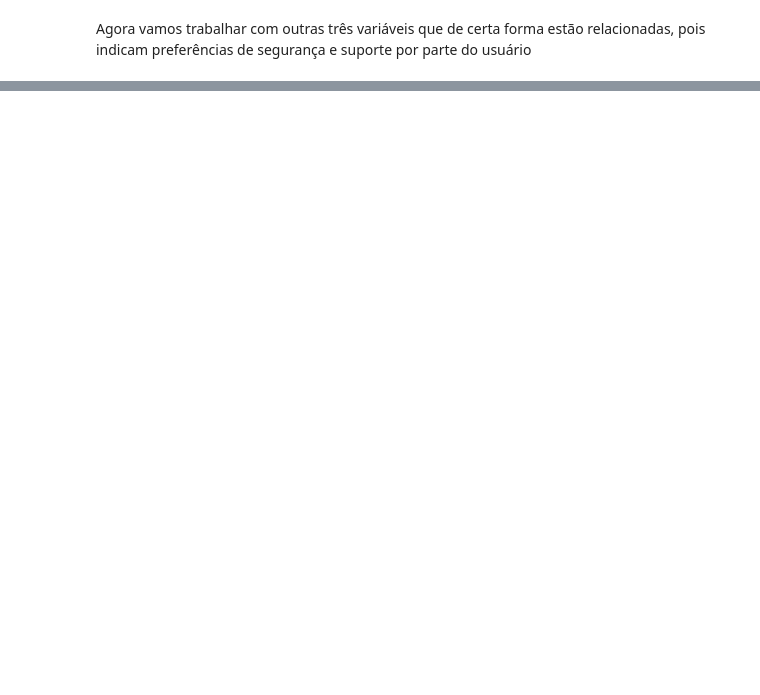
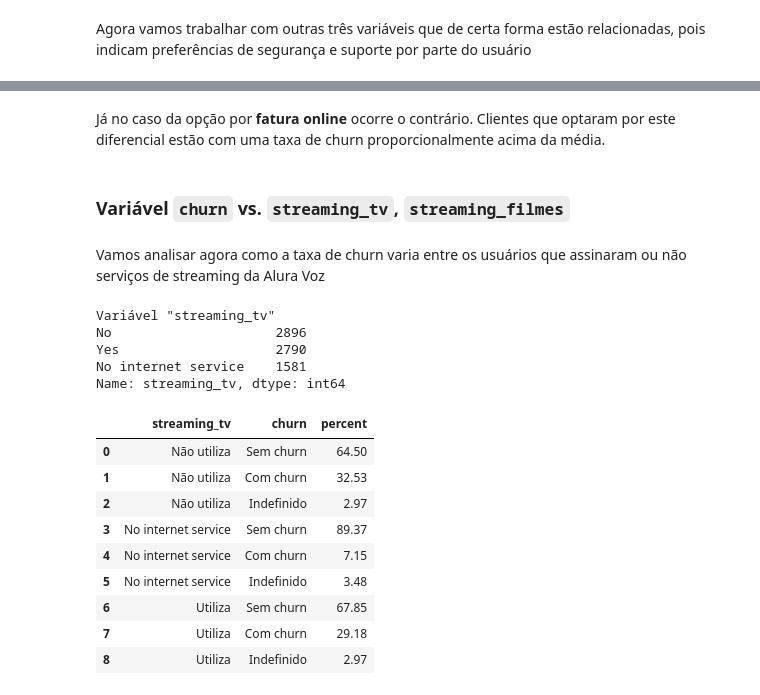
Before and after one commit to jackson-simionato/challenge_alura_DS01, a Jupyter notebook: week_2_challenge_alura_DS_2022_05.ipynb, the cells around one changed output, grey strips where cells are left out. Cells and saved outputs as stored; diff of their text form; code cells hidden in the pictures; blank space fills up the shorter version.

```diff
--- a/week_2_challenge_alura_DS_2022_05.ipynb
+++ b/week_2_challenge_alura_DS_2022_05.ipynb
@@ -398,0 +555,34 @@ Agora vamos trabalhar com outras três variáveis que de certa forma estão rela
+# %% [markdown]
+Já no caso da opção por **fatura online** ocorre o contrário. Clientes que optaram por este diferencial estão com uma taxa de churn proporcionalmente acima da média.
+# %% [markdown]
+### Variável `churn` vs. `streaming_tv`, `streaming_filmes`
+# %% [markdown]
+Vamos analisar agora como a taxa de churn varia entre os usuários que assinaram ou não serviços de streaming da Alura Voz
+# %%
+# Distrubição de churn com relação ao serviço de streaming de TV
+print('Variável "streaming_tv"')
+print(dados.streaming_tv.value_counts())
+
+cross_churn_streaming_tv = pd.crosstab(dados.churn, dados.streaming_tv, normalize='columns').unstack().reset_index().rename(columns={0:'percent'})
+cross_churn_streaming_tv.percent = round(cross_churn_streaming_tv.percent * 100, 2)
+
+cross_churn_streaming_tv.streaming_tv.replace({'No':'Não utiliza', 'Yes':'Utiliza'}, inplace=True)
+cross_churn_streaming_tv.churn.replace({'No':'Sem churn', 'Yes':'Com churn','undefined':'Indefinido'}, inplace=True)
+
+display(cross_churn_streaming_tv)
+# %% [output]
+Variável "streaming_tv"
+No                     2896
+Yes                    2790
+No internet service    1581
+Name: streaming_tv, dtype: int64
+|  | streaming_tv | churn | percent |
+| 0 | Não utiliza | Sem churn | 64.50 |
+| 1 | Não utiliza | Com churn | 32.53 |
+| 2 | Não utiliza | Indefinido | 2.97 |
+| 3 | No internet service | Sem churn | 89.37 |
+| 4 | No internet service | Com churn | 7.15 |
+| 5 | No internet service | Indefinido | 3.48 |
+| 6 | Utiliza | Sem churn | 67.85 |
+| 7 | Utiliza | Com churn | 29.18 |
+| 8 | Utiliza | Indefinido | 2.97 |
```
Also changed, not shown: parts of 16 cells of this notebook.
